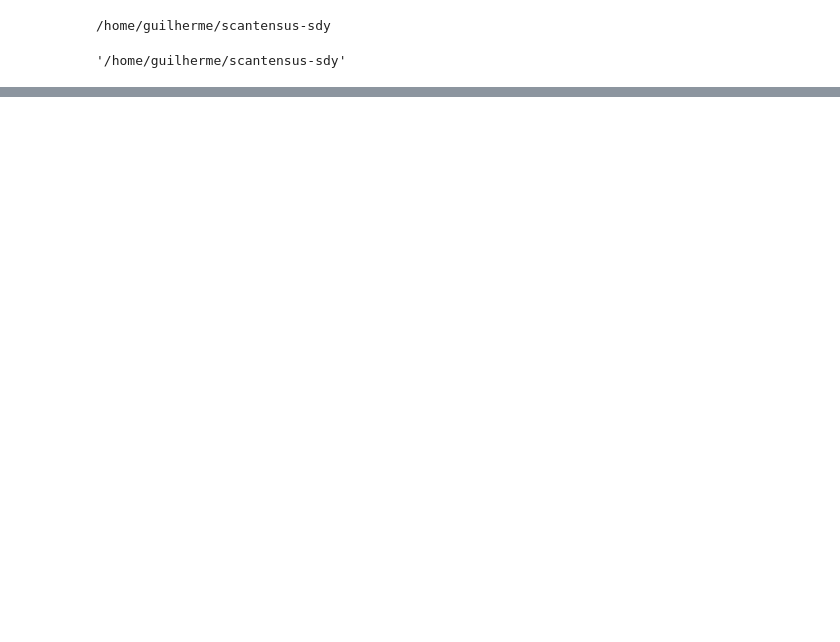
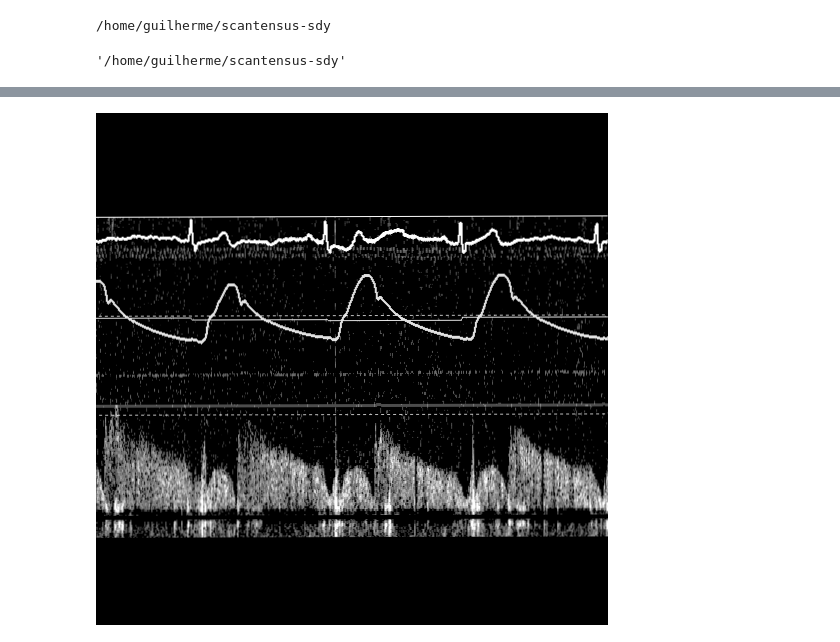
Before and after one commit to mshunshin/scantensus-sdy, a Jupyter notebook: experiments/image_preprocessing.ipynb, the cells around one changed output, grey strips where cells are left out. Saved outputs shown, nothing was run; the diff lists cells and outputs as text; code cells hidden in the pictures; blank space fills up the shorter version.

```diff
--- a/experiments/image_preprocessing.ipynb
+++ b/experiments/image_preprocessing.ipynb
@@ -116,3 +65,7 @@ torch.Size([1, 608, 608]) torch.float32
+# %%
+render_torch_image(image)
+# %% [output]
+[figure, added]
 # %%
 heatmap_gen = UnityMakeHeatmaps(
     keypoint_names=['curve-flow'],
```
Also changed, not shown: parts of 11 cells of this notebook, 3 other files.
